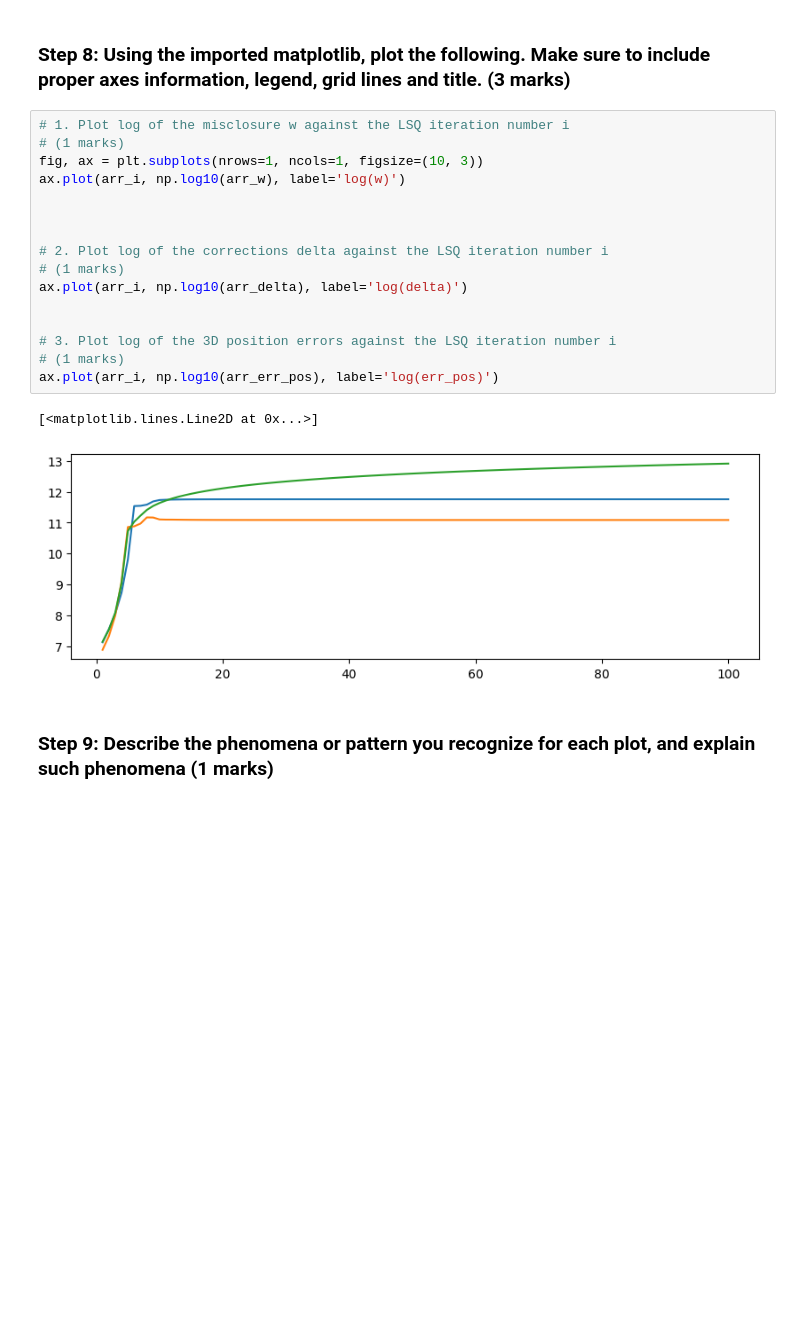
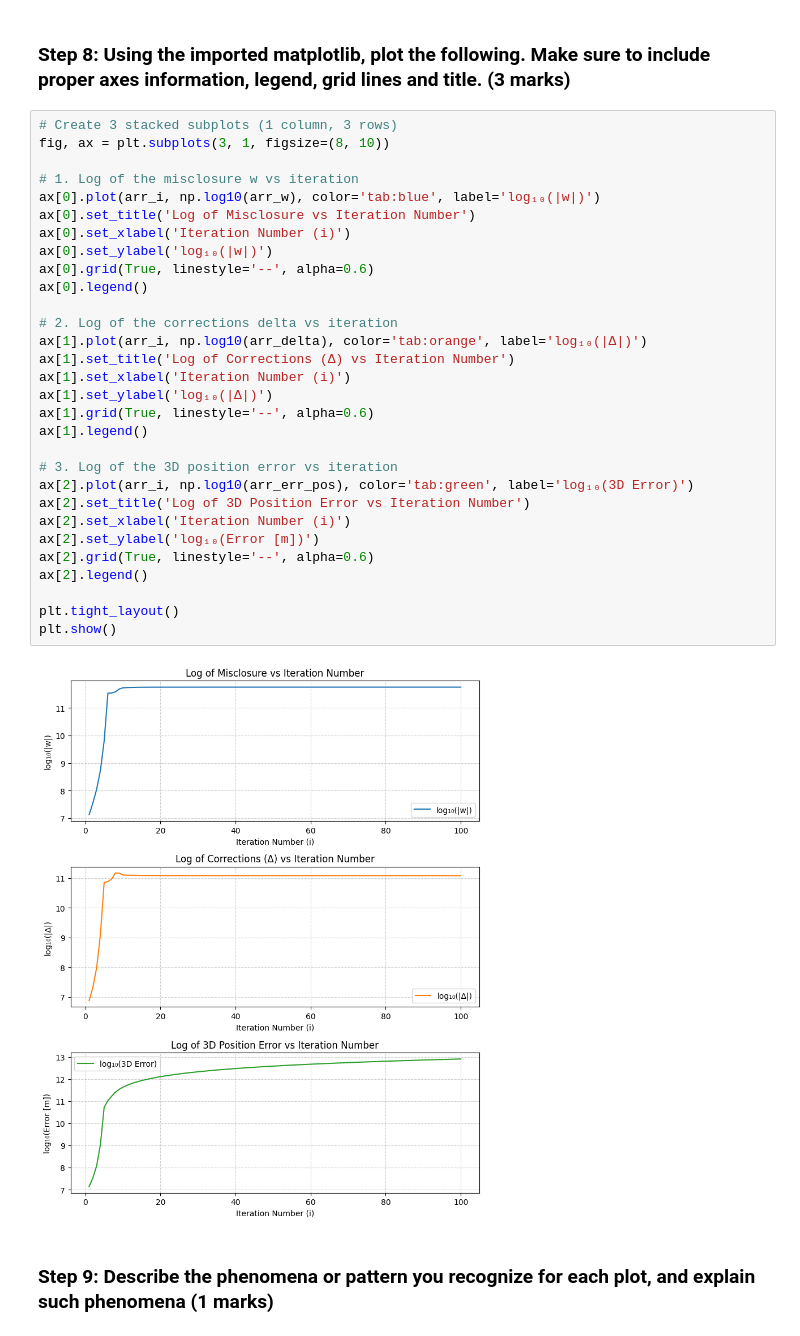
Before and after one commit to maryalrachid-ENGG680/ENGG680_2025_Fall, a Jupyter notebook: Lab_Assignment2/Assignment2_Upload.ipynb, the cells around one changed output. Saved outputs shown, nothing was run; the diff lists cells and outputs as text; blank space fills up the shorter version.

```diff
--- a/Lab_Assignment2/Assignment2_Upload.ipynb
+++ b/Lab_Assignment2/Assignment2_Upload.ipynb
@@ -308,24 +308,37 @@ Number of iterations: 100
 # strong off-diagonal terms would suggest weak geometry or correlated errors.
 # %% [markdown]
 ### Step 8: Using the imported matplotlib, plot the following. Make sure to include proper axes information, legend, grid lines and title. (3 marks)
-# %%
-# 1. Plot log of the misclosure w against the LSQ iteration number i
-# (1 marks)
-fig, ax = plt.subplots(nrows=1, ncols=1, figsize=(10, 3))
-ax.plot(arr_i, np.log10(arr_w), label='log(w)')
-
-
-
-# 2. Plot log of the corrections delta against the LSQ iteration number i
-# (1 marks)
-ax.plot(arr_i, np.log10(arr_delta), label='log(delta)')
-
-
-# 3. Plot log of the 3D position errors against the LSQ iteration number i
-# (1 marks)
-ax.plot(arr_i, np.log10(arr_err_pos), label='log(err_pos)')
-# %% [output]
-[<matplotlib.lines.Line2D at 0x...>]
-[figure, removed]
+# %%
+# Create 3 stacked subplots (1 column, 3 rows)
+fig, ax = plt.subplots(3, 1, figsize=(8, 10))
+
+# 1. Log of the misclosure w vs iteration
+ax[0].plot(arr_i, np.log10(arr_w), color='tab:blue', label='log₁₀(|w|)')
+ax[0].set_title('Log of Misclosure vs Iteration Number')
+ax[0].set_xlabel('Iteration Number (i)')
+ax[0].set_ylabel('log₁₀(|w|)')
+ax[0].grid(True, linestyle='--', alpha=0.6)
+ax[0].legend()
+
+# 2. Log of the corrections delta vs iteration
+ax[1].plot(arr_i, np.log10(arr_delta), color='tab:orange', label='log₁₀(|Δ|)')
+ax[1].set_title('Log of Corrections (Δ) vs Iteration Number')
+ax[1].set_xlabel('Iteration Number (i)')
+ax[1].set_ylabel('log₁₀(|Δ|)')
+ax[1].grid(True, linestyle='--', alpha=0.6)
+ax[1].legend()
+
+# 3. Log of the 3D position error vs iteration
+ax[2].plot(arr_i, np.log10(arr_err_pos), color='tab:green', label='log₁₀(3D Error)')
+ax[2].set_title('Log of 3D Position Error vs Iteration Number')
+ax[2].set_xlabel('Iteration Number (i)')
+ax[2].set_ylabel('log₁₀(Error [m])')
+ax[2].grid(True, linestyle='--', alpha=0.6)
+ax[2].legend()
+
+plt.tight_layout()
+plt.show()
+# %% [output]
+[figure, added]
 # %% [markdown]
 ### Step 9: Describe the phenomena or pattern you recognize for each plot, and explain such phenomena (1 marks)
```
Also changed, not shown: parts of 5 cells of this notebook.
